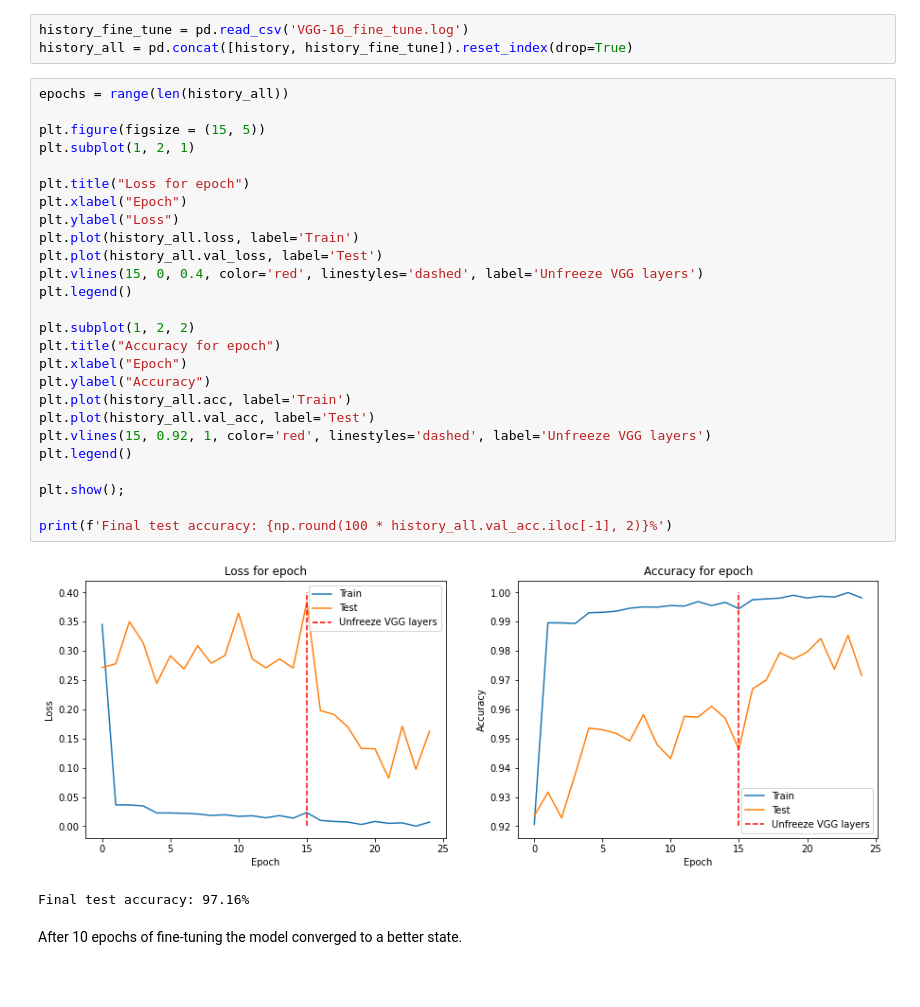
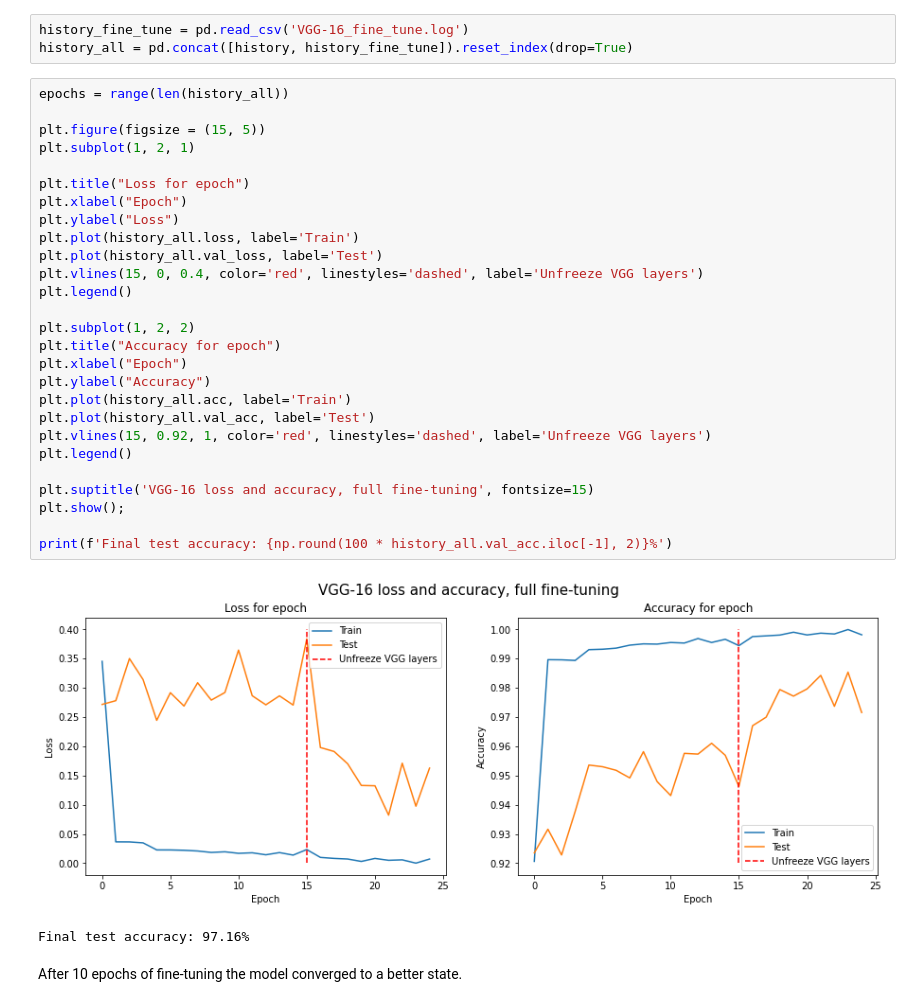
Before and after one commit to igolovko3/bocconi_cv_final_project, a Jupyter notebook: VGG-16-fine-tune-Final.ipynb, the cells around one changed output. Drawn from its saved outputs; the diff is of its cells as text; blank space fills up the shorter version.

Commit message:
Final notebook with VGG-16 fine-tuning

```diff
--- a/VGG-16-fine-tune-Final.ipynb
+++ b/VGG-16-fine-tune-Final.ipynb
@@ -185,31 +187,32 @@ history_all = pd.concat([history, history_fine_tune]).reset_index(drop=True)
 # %%
 epochs = range(len(history_all))
 
 plt.figure(figsize = (15, 5))
 plt.subplot(1, 2, 1)
 
 plt.title("Loss for epoch")
 plt.xlabel("Epoch")
 plt.ylabel("Loss")
 plt.plot(history_all.loss, label='Train')
 plt.plot(history_all.val_loss, label='Test')
 plt.vlines(15, 0, 0.4, color='red', linestyles='dashed', label='Unfreeze VGG layers')
 plt.legend()
 
 plt.subplot(1, 2, 2)
 plt.title("Accuracy for epoch")
 plt.xlabel("Epoch")
 plt.ylabel("Accuracy")
 plt.plot(history_all.acc, label='Train')
 plt.plot(history_all.val_acc, label='Test')
 plt.vlines(15, 0.92, 1, color='red', linestyles='dashed', label='Unfreeze VGG layers')
 plt.legend()
 
+plt.suptitle('VGG-16 loss and accuracy, full fine-tuning', fontsize=15)
 plt.show();
 
 print(f'Final test accuracy: {np.round(100 * history_all.val_acc.iloc[-1], 2)}%')
 # %% [output]
-[figure, old version]
+[figure, new version]
 Final test accuracy: 97.16%
 # %% [markdown]
 After 10 epochs of fine-tuning the model converged to a better state.
```
Also changed, not shown: parts of 3 cells of this notebook.
